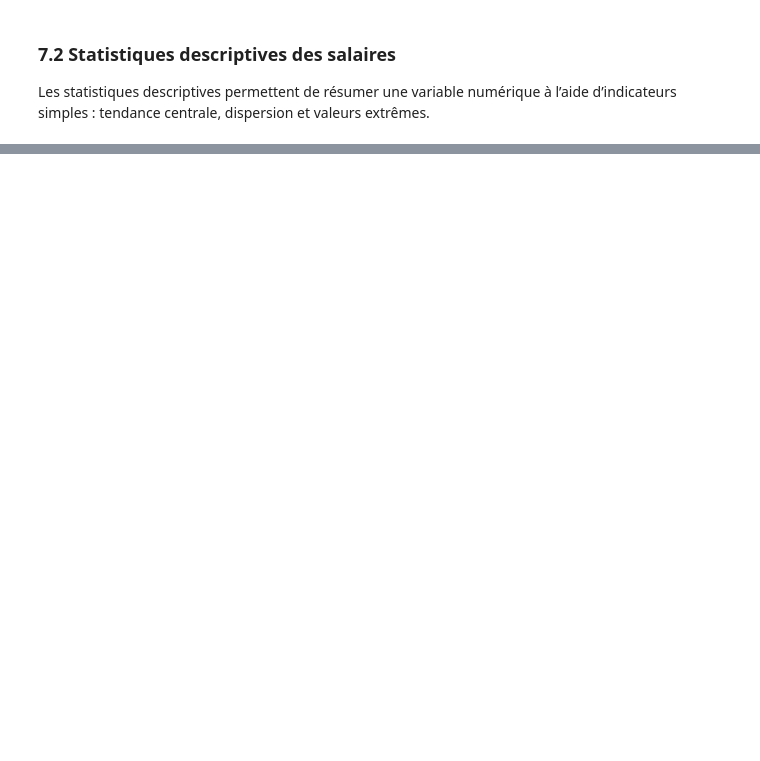
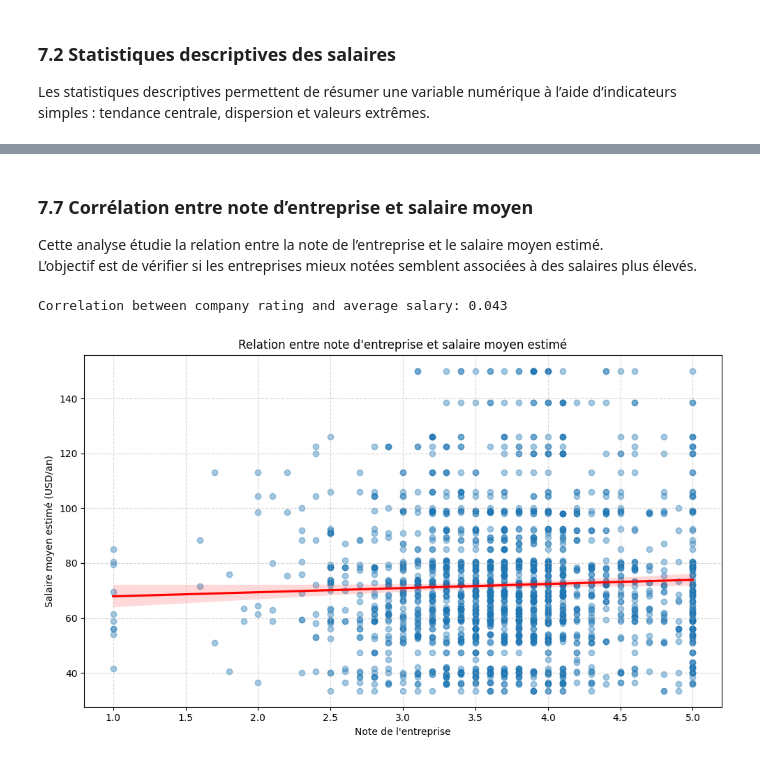
Before and after one commit to arthurb1348/data-analyst-job-market-analysis, a Jupyter notebook: notebook.ipynb, the cells around one changed output, grey strips where cells are left out. Drawn from its saved outputs; the diff is of its cells as text; code cells hidden in the pictures; blank space fills up the shorter version.

```diff
--- a/notebook.ipynb
+++ b/notebook.ipynb
@@ -504,0 +722,36 @@ Les statistiques descriptives permettent de résumer une variable numérique à
+# %% [markdown]
+### 7.7 Corrélation entre note d’entreprise et salaire moyen
+
+Cette analyse étudie la relation entre la note de l’entreprise et le salaire moyen estimé.
+L’objectif est de vérifier si les entreprises mieux notées semblent associées à des salaires plus élevés.
+# %%
+rating_salary = data[["Rating", "avgSalary"]].copy()
+
+rating_salary = rating_salary[
+    (rating_salary["Rating"] > 0) &
+    (rating_salary["avgSalary"].notna())
+]
+
+rating_salary_corr = rating_salary["Rating"].corr(rating_salary["avgSalary"])
+
+print(f"Correlation between company rating and average salary: {rating_salary_corr:.3f}")
+# %% [output]
+Correlation between company rating and average salary: 0.043
+# %%
+plt.figure(figsize=(10, 6))
+sns.regplot(
+    data=rating_salary,
+    x="Rating",
+    y="avgSalary",
+    scatter_kws={"alpha": 0.4},
+    line_kws={"color": "red"}
+)
+
+plt.title("Relation entre note d'entreprise et salaire moyen estimé")
+plt.xlabel("Note de l'entreprise")
+plt.ylabel("Salaire moyen estimé (USD/an)")
+plt.grid(True, linestyle="--", alpha=0.5)
+plt.tight_layout()
+plt.show()
+# %% [output]
+[figure, added]
```
Also changed, not shown: parts of 27 cells of this notebook.
